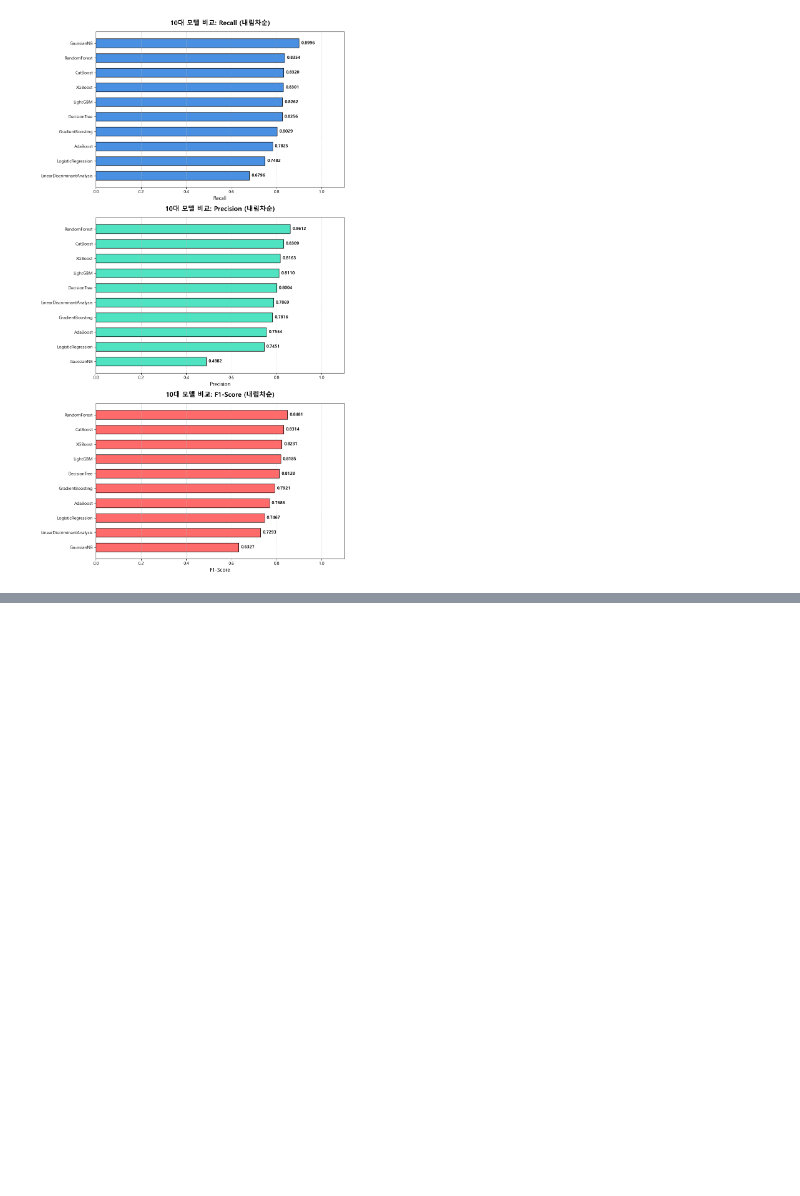
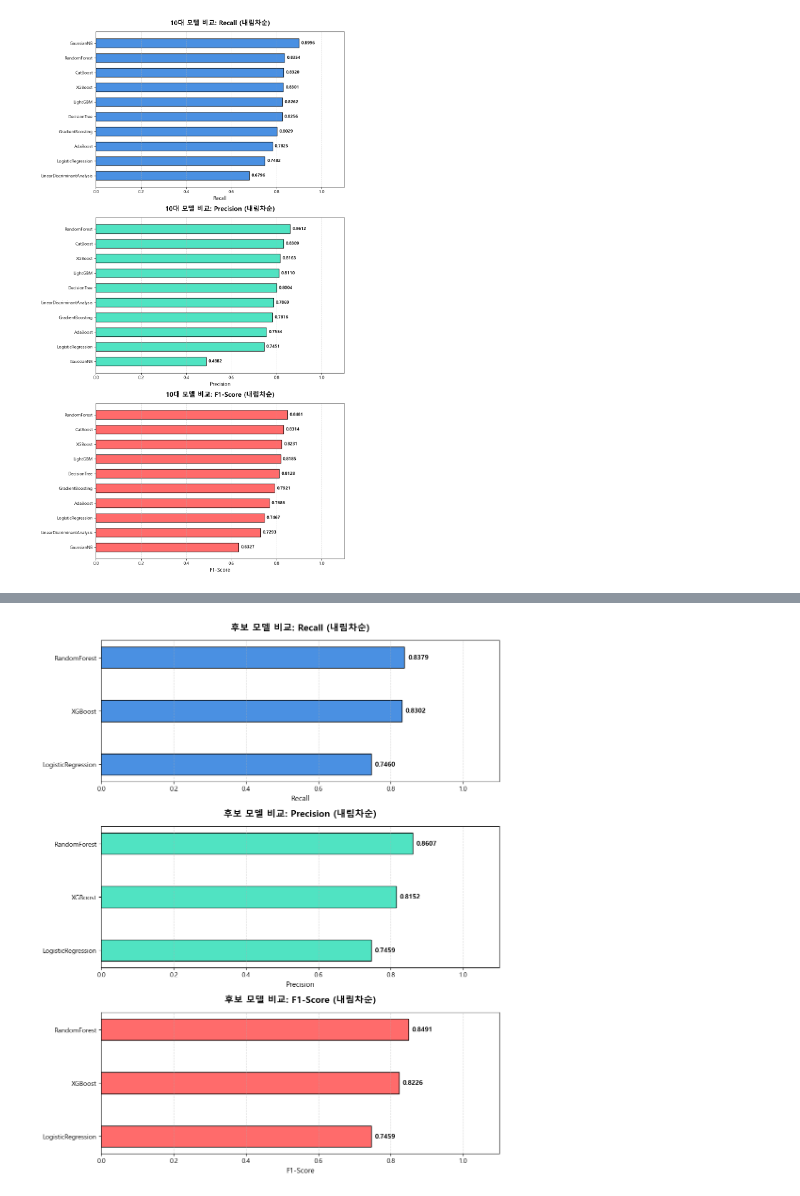
Before and after one commit to SKNETWORKS-FAMILY-AICAMP/SKN30-2nd-3Team, a Jupyter notebook: notebooks/03_ml_model.ipynb, the cells around one changed output, grey strips where cells are left out. Drawn from its saved outputs; the diff is of its cells as text; code cells hidden in the pictures; blank space fills up the shorter version.

```diff
--- a/notebooks/03_ml_model.ipynb
+++ b/notebooks/03_ml_model.ipynb
@@ -152,0 +215,27 @@ plt.show()
+# %%
+plt.rc('font', family='Malgun Gothic')
+plt.rcParams['axes.unicode_minus'] = False
+
+metrics = ['Recall', 'Precision', 'F1-Score']
+colors = ['#4A90E2', '#50E3C2', '#FF6B6B']
+
+fig, axes = plt.subplots(3, 1, figsize=(10, 12))
+
+for i, metric in enumerate(metrics):
+    df_sorted = df_results.sort_values(by=metric, ascending=True)
+    bars = axes[i].barh(df_sorted['Model'], df_sorted[metric], color=colors[i], edgecolor='black', height=0.4)
+
+    axes[i].set_title(f'후보 모델 비교: {metric} (내림차순)', fontsize=14, fontweight='bold', pad=15)
+    axes[i].set_xlabel(metric, fontsize=11)
+    axes[i].set_xlim(0, 1.1)
+    axes[i].grid(axis='x', linestyle='--', alpha=0.5)
+
+    for bar in bars:
+        width = bar.get_width()
+        axes[i].text(width + 0.01, bar.get_y() + bar.get_height()/2, f'{width:.4f}',
+                     va='center', ha='left', fontsize=10, fontweight='bold')
+
+plt.tight_layout()
+plt.show()
+# %% [output]
+[figure, added]
```
Also changed, not shown: parts of 6 cells of this notebook.
